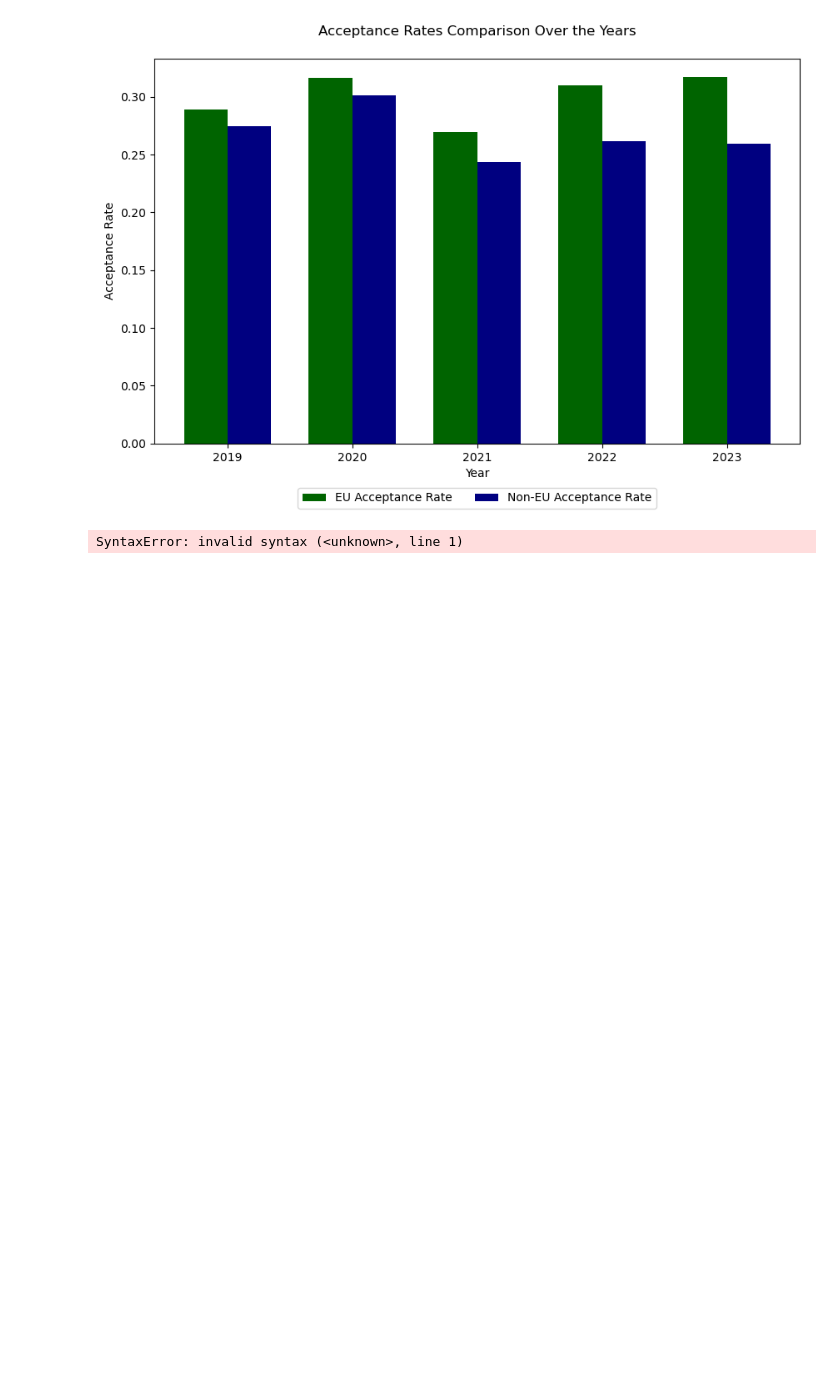
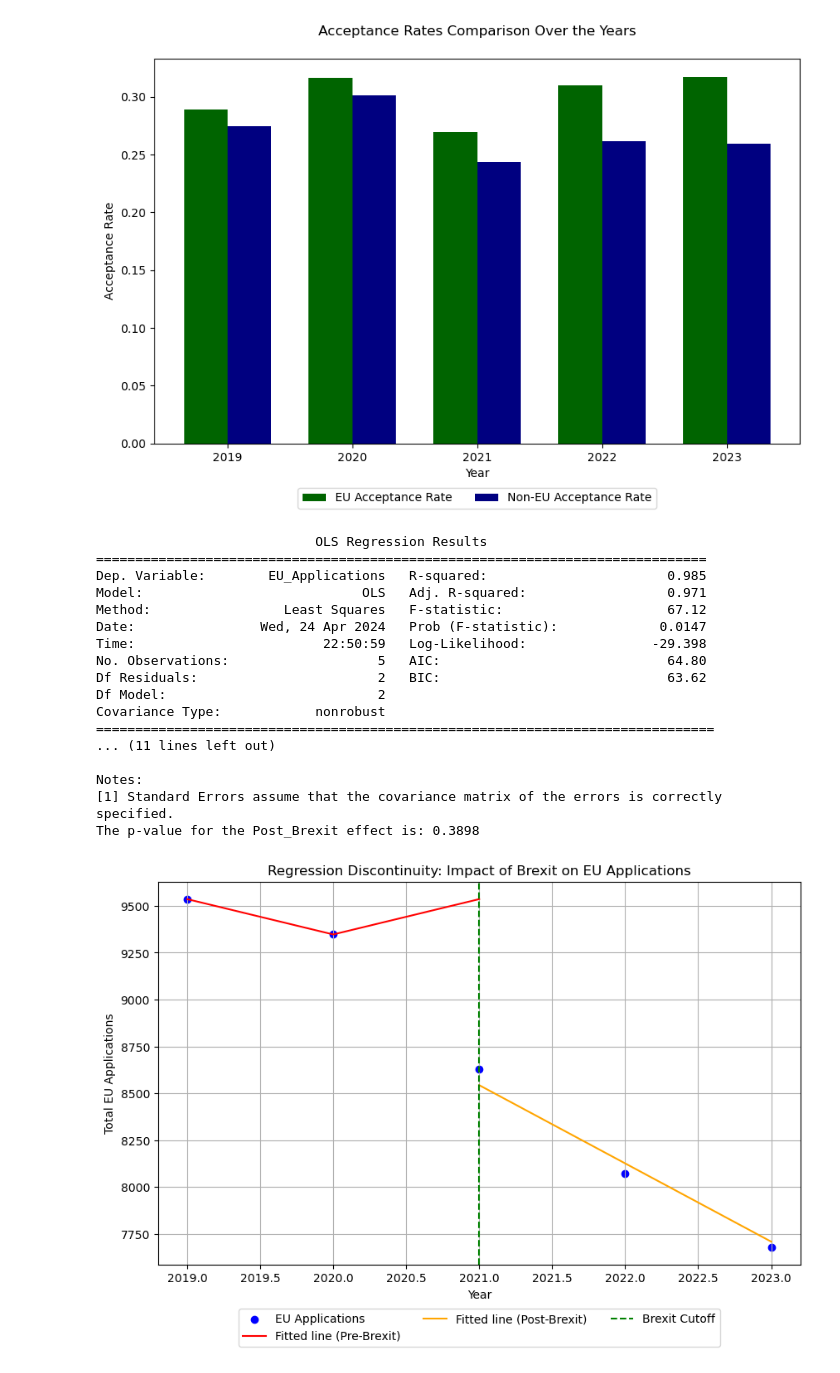
Before and after one commit to ascneuenheim/ST115_Brexit, a Jupyter notebook: Question 1.ipynb, the cells around one changed output. Saved outputs shown, nothing was run; the diff lists cells and outputs as text; code cells hidden in the pictures; blank space fills up the shorter version.

```diff
--- a/Question 1.ipynb
+++ b/Question 1.ipynb
@@ -261,51 +261,83 @@ import pandas as pd
 import statsmodels.api as sm
 import statsmodels.formula.api as smf
 import matplotlib.pyplot as plt
-import numpy as np
 
 # Assuming summary_df is already defined and contains 'Year' and 'EU_Applications'
 # The DataFrame should be sorted by 'Year' to ensure the plot lines connect points in the correct order
 summary_df = summary_df.sort_values('Year')
 
 # Set up the data for Regression Discontinuity
-summary_df['Time'] = summary_df['Year'] - 2020.5
+summary_df['Time'] = summary_df['Year'] - 2021
 summary_df['Post_Brexit'] = (summary_df['Year'] > 2020).astype(int)
 
 # Define the regression formula for RDD
-formula = 'EU Applications ~ Time + Post_Brexit'
+formula = 'EU_Applications ~ Time + Post_Brexit'
+
+# Fit the pre-Brexit model
+pre_brexit = summary_df[summary_df['Year'] <= 2020]
+pre_brexit_model = smf.ols(formula, data=pre_brexit).fit()
+
+# Calculate the slope and intercept of the pre-Brexit OLS line
+slope = pre_brexit_model.params['Time']
+intercept = pre_brexit_model.params['Intercept']
+
+# Predict EU Applications for the cutoff year using the pre-Brexit model
+predicted_cutoff = slope * 2021 + intercept
+
+# Create a DataFrame with the cutoff year and the predicted value
+cutoff_df = pd.DataFrame({'Year': [2021], 'EU_Applications': [predicted_cutoff]})
+
+# Extend the pre-Brexit line to the cutoff point
+pre_brexit_extended = pd.concat([pre_brexit, cutoff_df])
 
 # Fit the regression discontinuity model
 rdd_model = smf.ols(formula, data=summary_df).fit()
 
 # Print the results to get the p-value
 print(rdd_model.summary())
 
 # Explicitly print the p-value for the Post_Brexit effect
 p_value = rdd_model.pvalues['Post_Brexit']
 print(f"The p-value for the Post_Brexit effect is: {p_value:.4f}")
 
 # Create the scatter plot
 plt.figure(figsize=(10, 6))
-plt.scatter(summary_df['Year'], summary_df['EU Applications'], color='blue', label='EU Applications')
+plt.scatter(summary_df['Year'], summary_df['EU_Applications'], color='blue', label='EU Applications')
 
 # Add the fitted lines for pre- and post-Brexit using the full model
-pre_brexit = summary_df[summary_df['Year'] <= 2020]
 post_brexit = summary_df[summary_df['Year'] > 2020]
-plt.plot(pre_brexit['Year'], rdd_model.predict(pre_brexit), color='red', label='Fitted line (Pre-Brexit)')
+plt.plot(pre_brexit_extended['Year'], pre_brexit_model.predict(pre_brexit_extended), color='red', label='Fitted line (Pre-Brexit)')
 plt.plot(post_brexit['Year'], rdd_model.predict(post_brexit), color='orange', label='Fitted line (Post-Brexit)')
 
 # Add the Brexit cutoff line
-plt.axvline(x=2020.5, color='green', linestyle='--', label='Brexit Cutoff')
+plt.axvline(x=2021, color='green', linestyle='--', label='Brexit Cutoff')
 
 # Set the title and labels
 plt.title('Regression Discontinuity: Impact of Brexit on EU Applications')
 plt.xlabel('Year')
 plt.ylabel('Total EU Applications')
 
 # Adjust legend to prevent overlap
 plt.legend(loc='upper center', bbox_to_anchor=(0.5, -0.1), ncol=3)
 
 plt.grid(True)
 plt.show()
 # %% [output]
-SyntaxError: invalid syntax (<unknown>, line 1)
+                            OLS Regression Results
+==============================================================================
+Dep. Variable:        EU_Applications   R-squared:                       0.985
+Model:                            OLS   Adj. R-squared:                  0.971
+Method:                 Least Squares   F-statistic:                     67.12
+Date:                Wed, 24 Apr 2024   Prob (F-statistic):             0.0147
+Time:                        22:50:59   Log-Likelihood:                -29.398
+No. Observations:                   5   AIC:                             64.80
+Df Residuals:                       2   BIC:                             63.62
+Df Model:                           2
+Covariance Type:            nonrobust
+===============================================================================
+... (11 lines left out)
+
+Notes:
+[1] Standard Errors assume that the covariance matrix of the errors is correctly specified.
+The p-value for the Post_Brexit effect is: 0.3898
+[figure, added]
```
Also changed, not shown: parts of 3 cells of this notebook.
